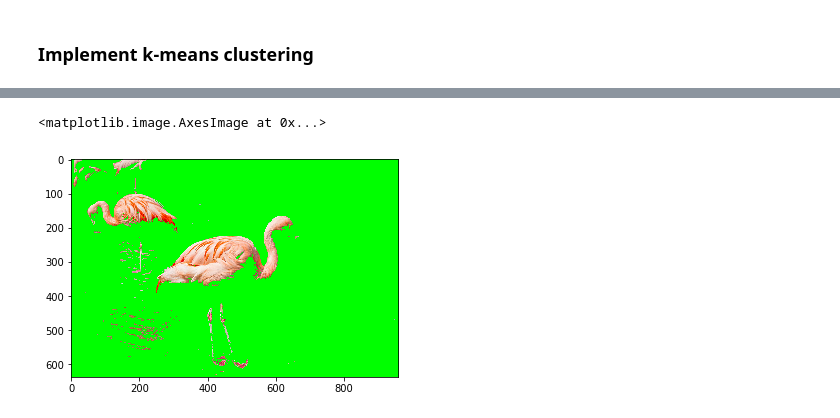
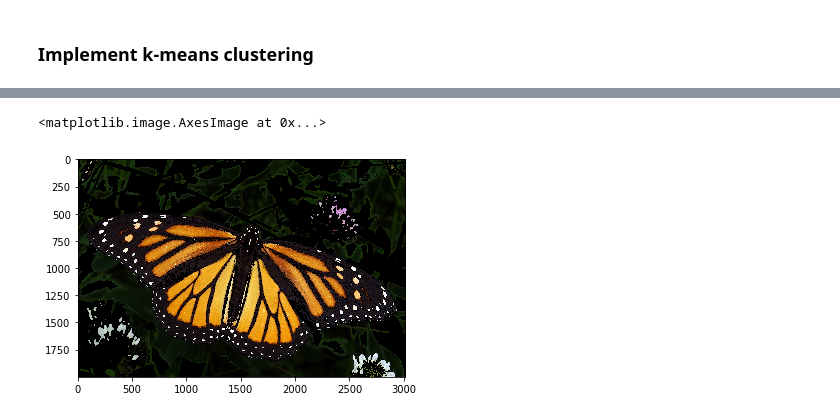
Before and after one commit to OanaGaskey/ComputerVision-Exercises, a Jupyter notebook: 1_3_Types_of_Features_Image_Segmentation/3. K-means.ipynb, the cells around one changed output, grey strips where cells are left out. Drawn from its saved outputs; the diff is of its cells as text; code cells hidden in the pictures.

```diff
--- a/1_3_Types_of_Features_Image_Segmentation/3. K-means.ipynb
+++ b/1_3_Types_of_Features_Image_Segmentation/3. K-means.ipynb
@@ -12,7 +12,7 @@ import cv2
 # Read in the image
 ## TODO: Check out the images directory to see other images you can work with
 # And select one!
-image = cv2.imread('images/flamingos.jpg')
+image = cv2.imread('images/monarch.jpg')
 
 # Change color to RGB (from BGR)
 image = cv2.cvtColor(image, cv2.COLOR_BGR2RGB)
@@ -67,16 +67,16 @@ plt.imshow(labels_reshape==5, cmap='gray')
 # %%
 # mask an image segment by cluster
 
 cluster = 0 # the first cluster
 
 masked_image = np.copy(image)
 # turn the mask green!
-masked_image[labels_reshape == 0] = [0, 255, 0]
-masked_image[labels_reshape == 1] = [0, 255, 0]
-masked_image[labels_reshape == 2] = [0, 255, 0]
-masked_image[labels_reshape == 4] = [0, 255, 0]
+masked_image[labels_reshape == 3] = [0, 0, 0]
+masked_image[labels_reshape == 5] = [0, 0, 0]
+#masked_image[labels_reshape == 2] = [0, 255, 0]
+#masked_image[labels_reshape == 4] = [0, 255, 0]
 
 plt.imshow(masked_image)
 # %% [output]
 <matplotlib.image.AxesImage at 0x...>
-[figure, old version]
+[figure, new version]
```
Also changed, not shown: parts of 4 cells of this notebook, 1 other file.
